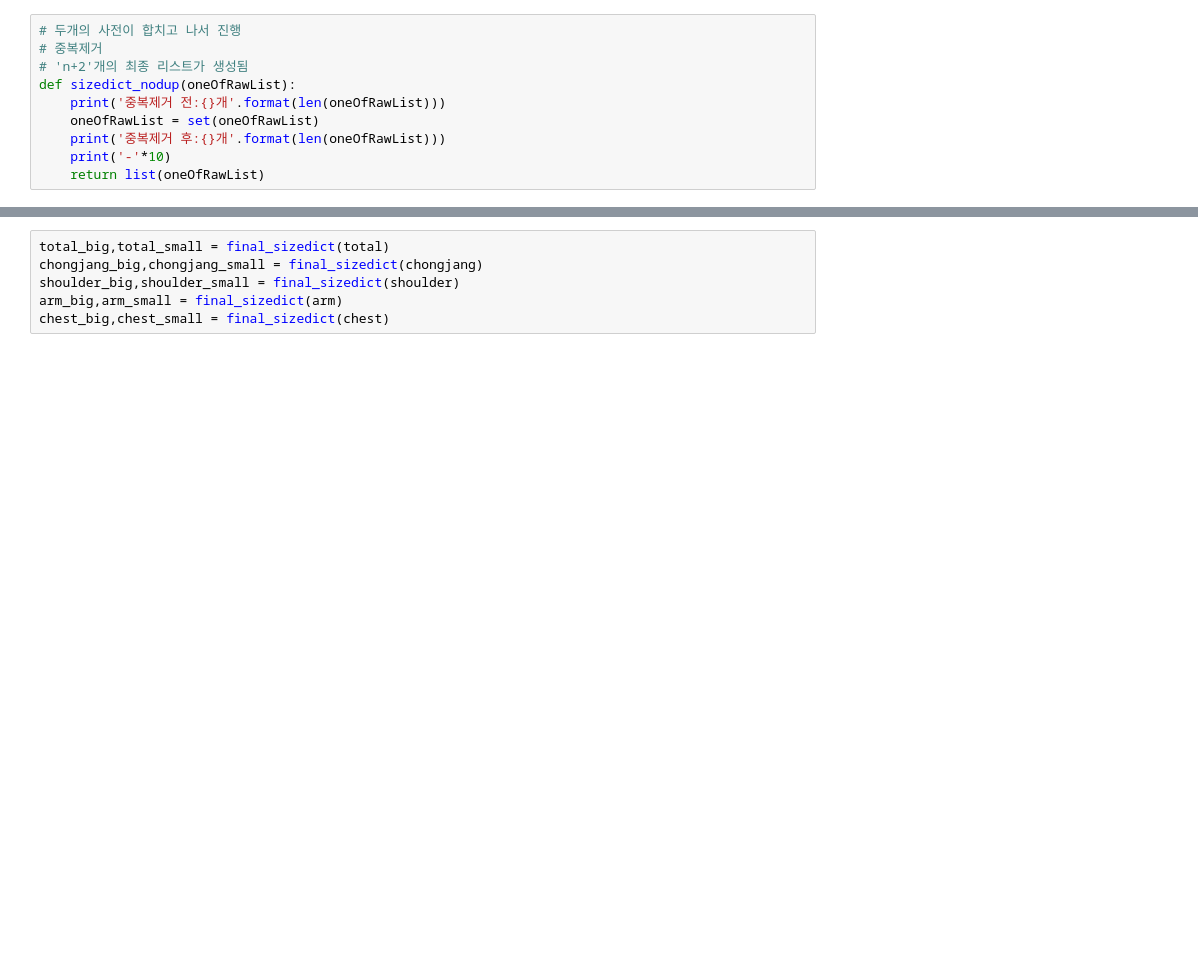
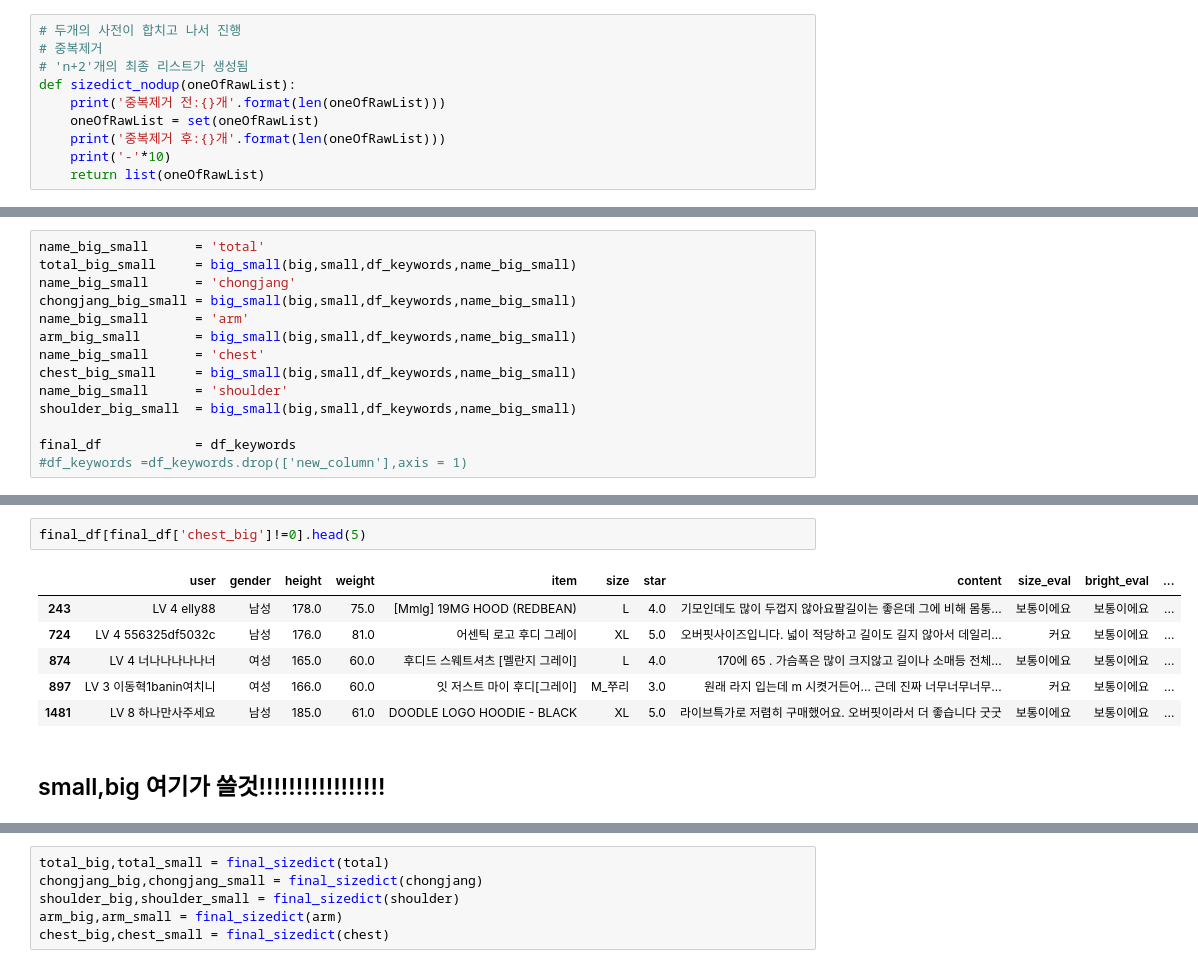
Before and after one commit to Park-taenam/BOAZ, a Jupyter notebook: jueun/dataProcessing.ipynb, the cells around one changed output, grey strips where cells are left out. Drawn from its saved outputs; the diff is of its cells as text; blank space fills up the shorter version.

```diff
--- a/jueun/dataProcessing.ipynb
+++ b/jueun/dataProcessing.ipynb
@@ -313,0 +424,14 @@ big = sizedict_nodup(big)
+# %%
+name_big_small      = 'total'
+total_big_small     = big_small(big,small,df_keywords,name_big_small)
+name_big_small      = 'chongjang'
+chongjang_big_small = big_small(big,small,df_keywords,name_big_small)
+name_big_small      = 'arm'
+arm_big_small       = big_small(big,small,df_keywords,name_big_small)
+name_big_small      = 'chest'
+chest_big_small     = big_small(big,small,df_keywords,name_big_small)
+name_big_small      = 'shoulder'
+shoulder_big_small  = big_small(big,small,df_keywords,name_big_small)
+
+final_df            = df_keywords
+#df_keywords =df_keywords.drop(['new_column'],axis = 1)
@@ -313,0 +456,11 @@ big = sizedict_nodup(big)
+# %%
+final_df[final_df['chest_big']!=0].head(5)
+# %% [output]
+|  | user | gender | height | weight | item | size | star | content | size_eval | bright_eval | ... |
+| 243 | LV 4 elly88 | 남성 | 178.0 | 75.0 | [Mmlg] 19MG HOOD (REDBEAN) | L | 4.0 | 기모인데도 많이 두껍지 않아요팔길이는 좋은데 그에 비해 몸통... | 보통이에요 | 보통이에요 | ... |
+| 724 | LV 4 556325df5032c | 남성 | 176.0 | 81.0 | 어센틱 로고 후디 그레이 | XL | 5.0 | 오버핏사이즈입니다. 넓이 적당하고 길이도 길지 않아서 데일리... | 커요 | 보통이에요 | ... |
+| 874 | LV 4 너나나나나나너 | 여성 | 165.0 | 60.0 | 후디드 스웨트셔츠 [멜란지 그레이] | L | 4.0 | 170에 65 . 가슴폭은 많이 크지않고 길이나 소매등 전체... | 보통이에요 | 보통이에요 | ... |
+| 897 | LV 3 이동혁1banin여치니 | 여성 | 166.0 | 60.0 | 잇 저스트 마이 후디[그레이] | M_쭈리 | 3.0 | 원래 라지 입는데 m 시켯거든어... 근데 진짜 너무너무너무... | 커요 | 보통이에요 | ... |
+| 1481 | LV 8 하나만사주세요 | 남성 | 185.0 | 61.0 | DOODLE LOGO HOODIE - BLACK | XL | 5.0 | 라이브특가로 저렴히 구매했어요. 오버핏이라서 더 좋습니다 굿굿 | 보통이에요 | 보통이에요 | ... |
+# %% [markdown]
+## small,big 여기가 쓸것!!!!!!!!!!!!!!!!!
```
Also changed, not shown: parts of 46 cells of this notebook, 1 other file.
